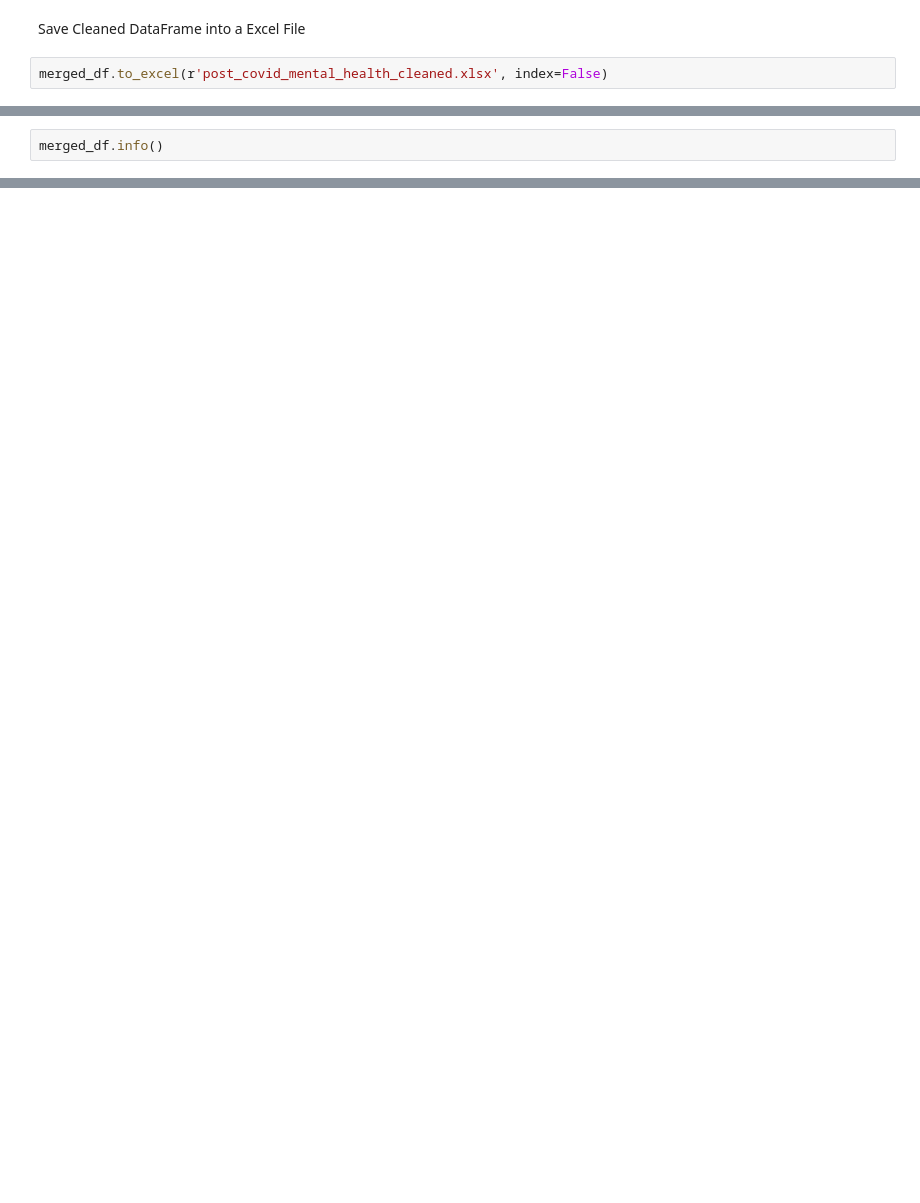
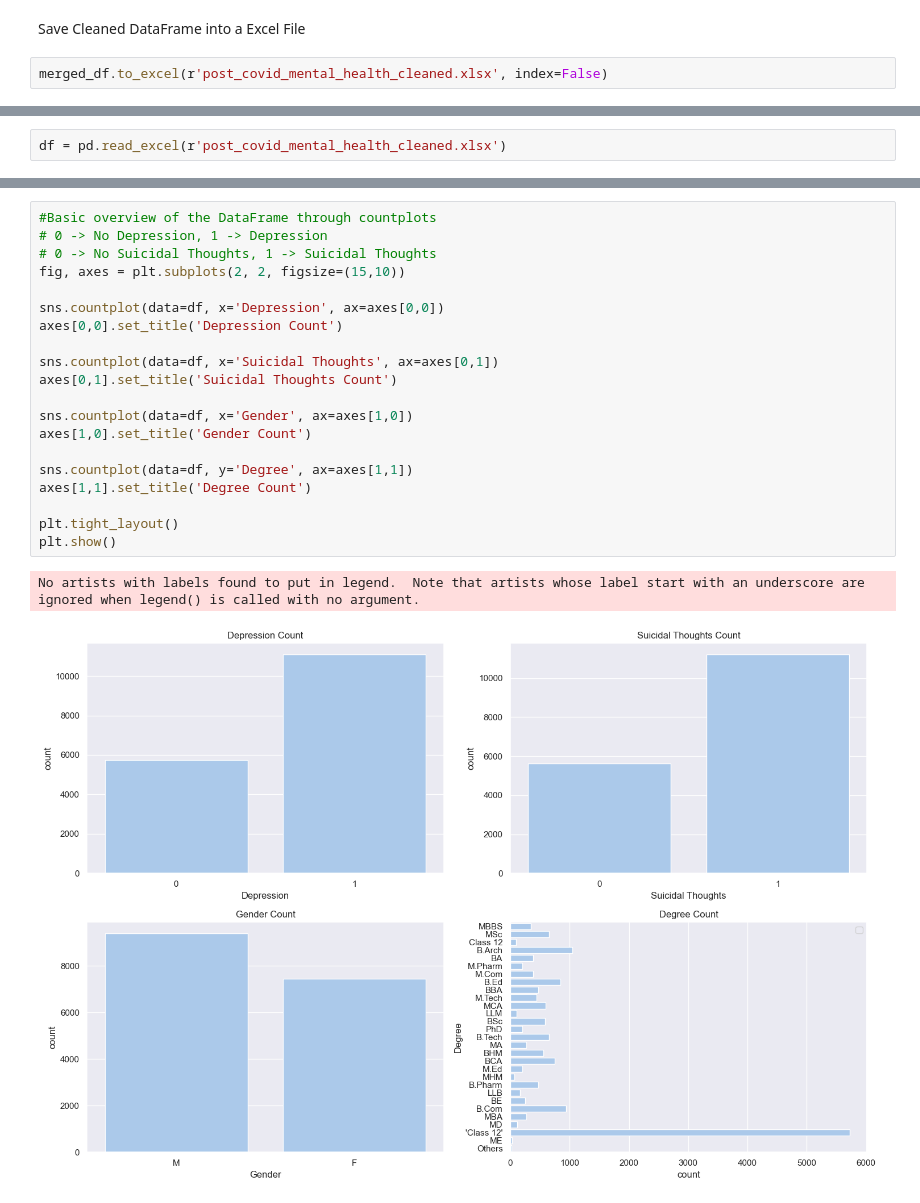
Before and after one commit to DanishShaikh18/Student-Mental-Health-Analysis, a Jupyter notebook: Mental_Health_in_Students_Post_COVID_EDA.ipynb, the cells around one changed output, grey strips where cells are left out. Cells and saved outputs as stored; diff of their text form; blank space fills up the shorter version.

Commit message:
Started Final EDA

```diff
--- a/Mental_Health_in_Students_Post_COVID_EDA.ipynb
+++ b/Mental_Health_in_Students_Post_COVID_EDA.ipynb
@@ -209,2 +225,2 @@ merged_df.to_excel(r'post_covid_mental_health_cleaned.xlsx', index=False)
 # %%
-merged_df.info()
+df = pd.read_excel(r'post_covid_mental_health_cleaned.xlsx')
@@ -228,0 +232,23 @@ memory usage: 1.6+ MB
+# %%
+#Basic overview of the DataFrame through countplots
+# 0 -> No Depression, 1 -> Depression
+# 0 -> No Suicidal Thoughts, 1 -> Suicidal Thoughts
+fig, axes = plt.subplots(2, 2, figsize=(15,10))
+
+sns.countplot(data=df, x='Depression', ax=axes[0,0])
+axes[0,0].set_title('Depression Count')
+
+sns.countplot(data=df, x='Suicidal Thoughts', ax=axes[0,1])
+axes[0,1].set_title('Suicidal Thoughts Count')
+
+sns.countplot(data=df, x='Gender', ax=axes[1,0])
+axes[1,0].set_title('Gender Count')
+
+sns.countplot(data=df, y='Degree', ax=axes[1,1])
+axes[1,1].set_title('Degree Count')
+
+plt.tight_layout()
+plt.show()
+# %% [output]
+No artists with labels found to put in legend.  Note that artists whose label start with an underscore are ignored when legend() is called with no argument.
+[figure, added]
```
Also changed, not shown: parts of 14 cells of this notebook, 2 other files.
